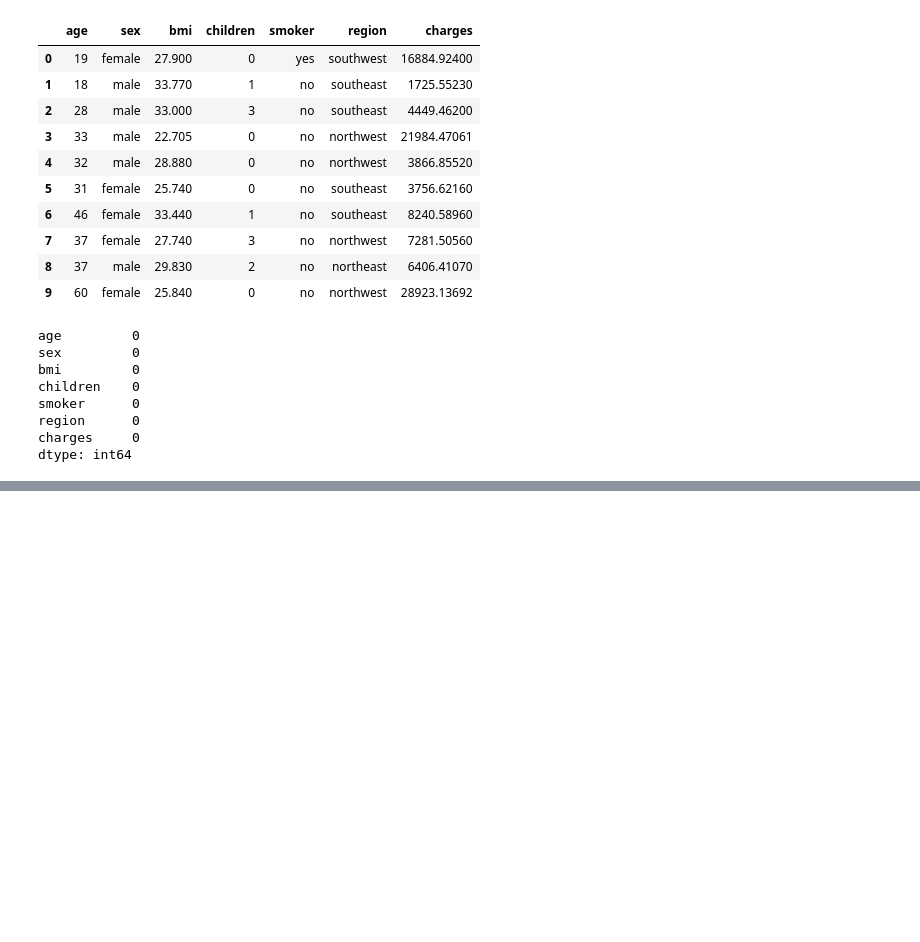
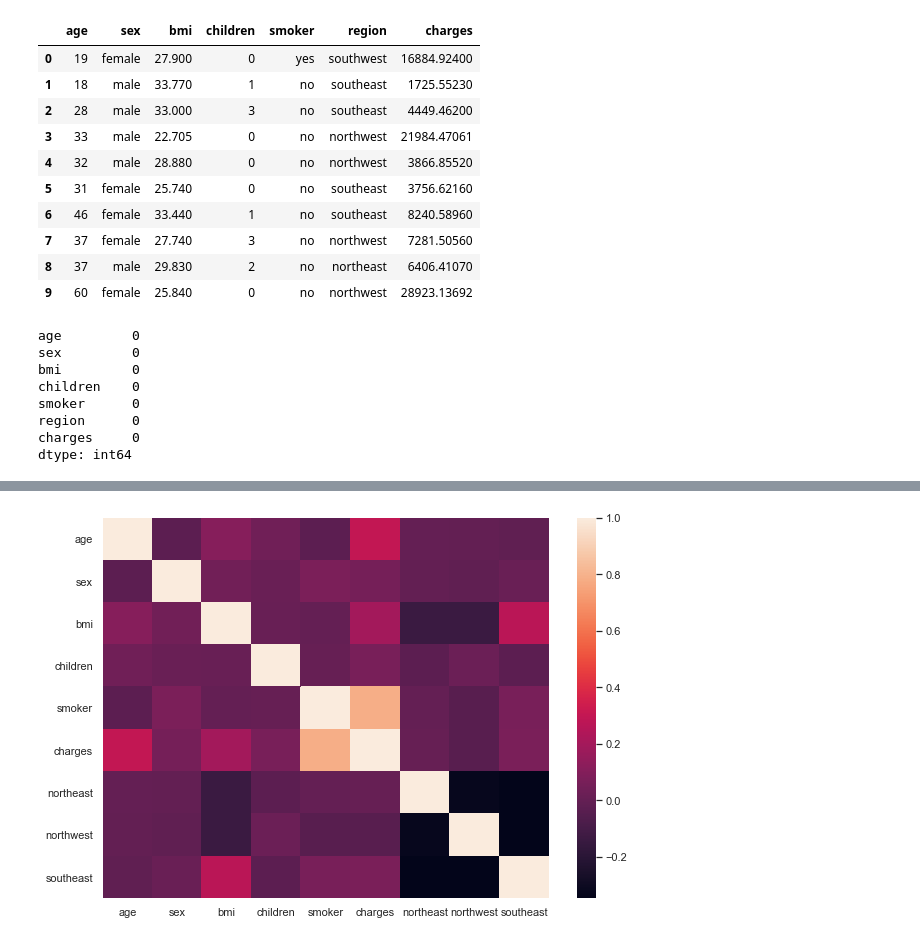
Before and after one commit to sbsreyes/Insurance_Cost_Machine-Learning, a Jupyter notebook: Insurance cost prediction.ipynb, the cells around one changed output, grey strips where cells are left out. Drawn from its saved outputs; the diff is of its cells as text; code cells hidden in the pictures; blank space fills up the shorter version.

```diff
--- a/Insurance cost prediction.ipynb
+++ b/Insurance cost prediction.ipynb
@@ -69,0 +113,6 @@ df.head()
+# %%
+sns.set(rc = {'figure.figsize': (10,7)})
+corr_fig = df.corr()
+hm = sns.heatmap(corr_fig)
+# %% [output]
+[figure, added]
```
Also changed, not shown: parts of 13 cells of this notebook, 2 other files.
